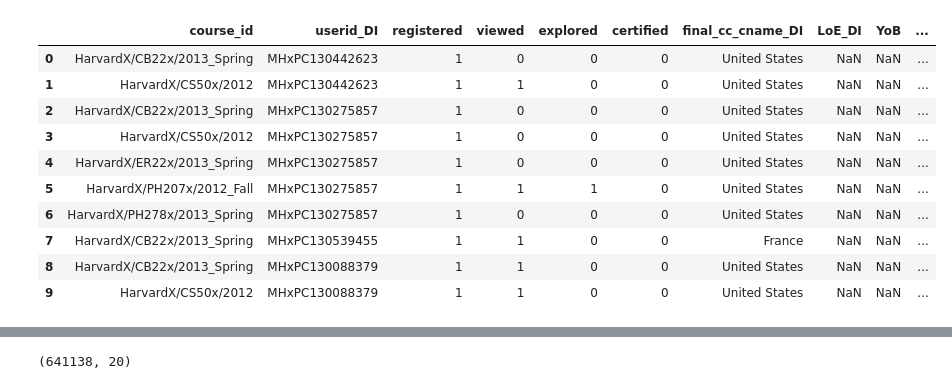
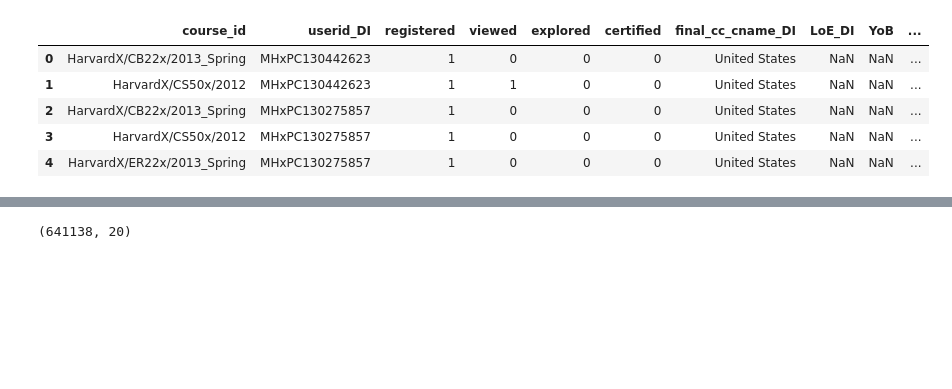
Before and after one commit to nadjalc/CSSproject, a Jupyter notebook: CSSproject.ipynb, the cells around one changed output, grey strips where cells are left out. Saved outputs shown, nothing was run; the diff lists cells and outputs as text; code cells hidden in the pictures; blank space fills up the shorter version.

```diff
--- a/CSSproject.ipynb
+++ b/CSSproject.ipynb
@@ -5,18 +6,13 @@ from datetime import date
 # %%
 data = pd.read_csv('HMXPC13_DI_v2_5-14-14.csv')
 # %%
-data.head(10)
+data.head(5)
 # %% [output]
 |  | course_id | userid_DI | registered | viewed | explored | certified | final_cc_cname_DI | LoE_DI | YoB | ... |
 | 0 | HarvardX/CB22x/2013_Spring | MHxPC130442623 | 1 | 0 | 0 | 0 | United States | NaN | NaN | ... |
 | 1 | HarvardX/CS50x/2012 | MHxPC130442623 | 1 | 1 | 0 | 0 | United States | NaN | NaN | ... |
 | 2 | HarvardX/CB22x/2013_Spring | MHxPC130275857 | 1 | 0 | 0 | 0 | United States | NaN | NaN | ... |
 | 3 | HarvardX/CS50x/2012 | MHxPC130275857 | 1 | 0 | 0 | 0 | United States | NaN | NaN | ... |
 | 4 | HarvardX/ER22x/2013_Spring | MHxPC130275857 | 1 | 0 | 0 | 0 | United States | NaN | NaN | ... |
-| 5 | HarvardX/PH207x/2012_Fall | MHxPC130275857 | 1 | 1 | 1 | 0 | United States | NaN | NaN | ... |
-| 6 | HarvardX/PH278x/2013_Spring | MHxPC130275857 | 1 | 0 | 0 | 0 | United States | NaN | NaN | ... |
-| 7 | HarvardX/CB22x/2013_Spring | MHxPC130539455 | 1 | 1 | 0 | 0 | France | NaN | NaN | ... |
-| 8 | HarvardX/CB22x/2013_Spring | MHxPC130088379 | 1 | 1 | 0 | 0 | United States | NaN | NaN | ... |
-| 9 | HarvardX/CS50x/2012 | MHxPC130088379 | 1 | 1 | 0 | 0 | United States | NaN | NaN | ... |
 # %%
 data.columns
```
Also changed, not shown: parts of 21 cells of this notebook.
